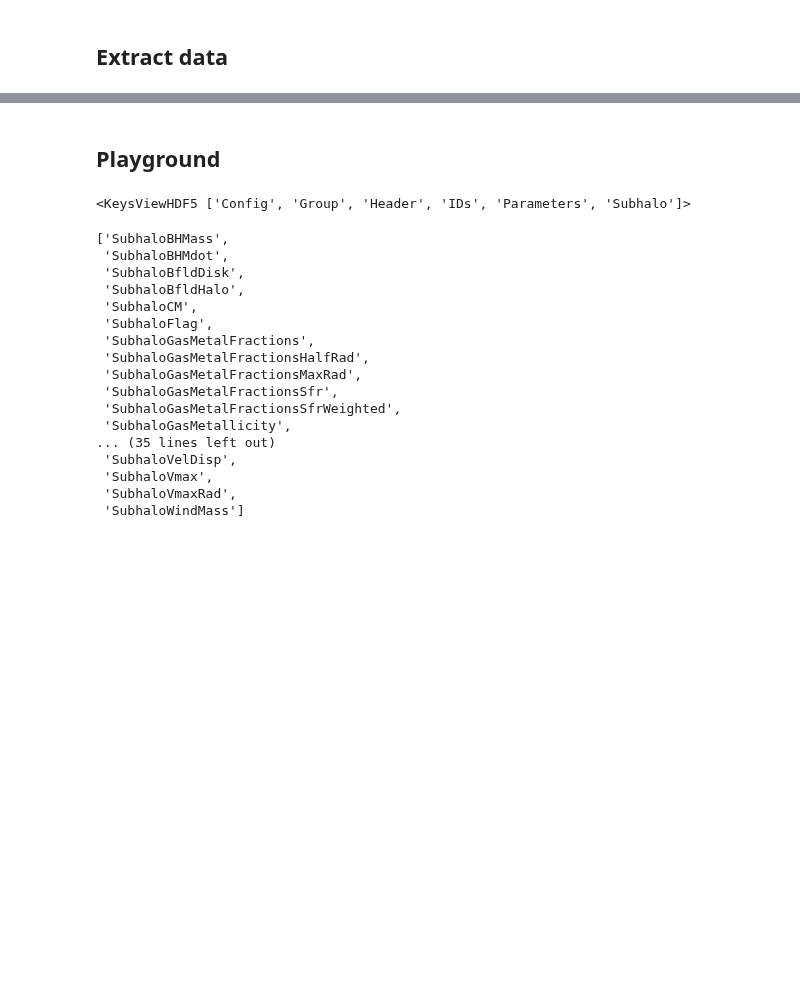
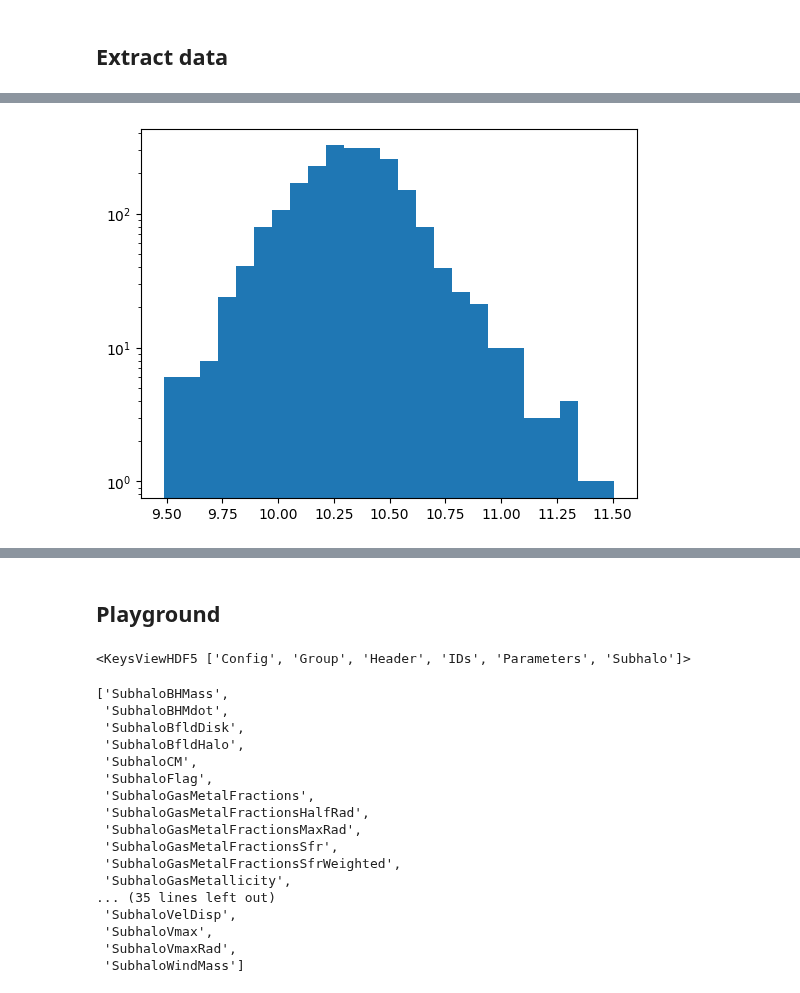
Before and after one commit to ismael-mendoza/nbody-relaxed, a Jupyter notebook: notebooks/wip/tng-100-explore.ipynb, the cells around one changed output, grey strips where cells are left out. Cells and saved outputs as stored; diff of their text form; code cells hidden in the pictures; blank space fills up the shorter version.

```diff
--- a/notebooks/wip/tng-100-explore.ipynb
+++ b/notebooks/wip/tng-100-explore.ipynb
@@ -31,0 +73,6 @@ stellar_mass = convert_tng_mass(np.array(stellar_mass))
+# %%
+mask = (subhalo_mass < 12.2) & (subhalo_mass > 11.8)
+plt.hist(stellar_mass[mask], bins=25)
+plt.yscale('log')
+# %% [output]
+[figure, added]
```
Also changed, not shown: parts of 13 cells of this notebook.
